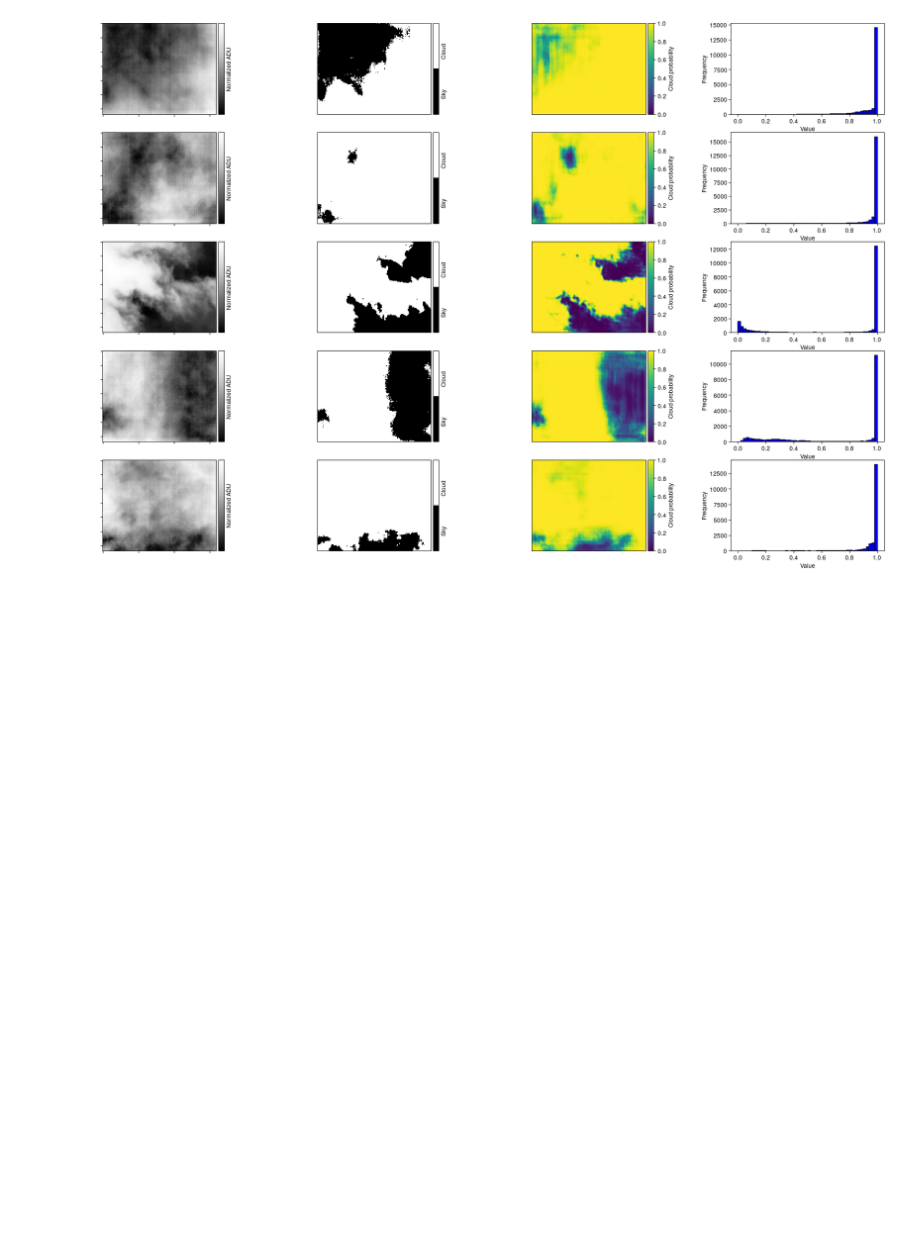
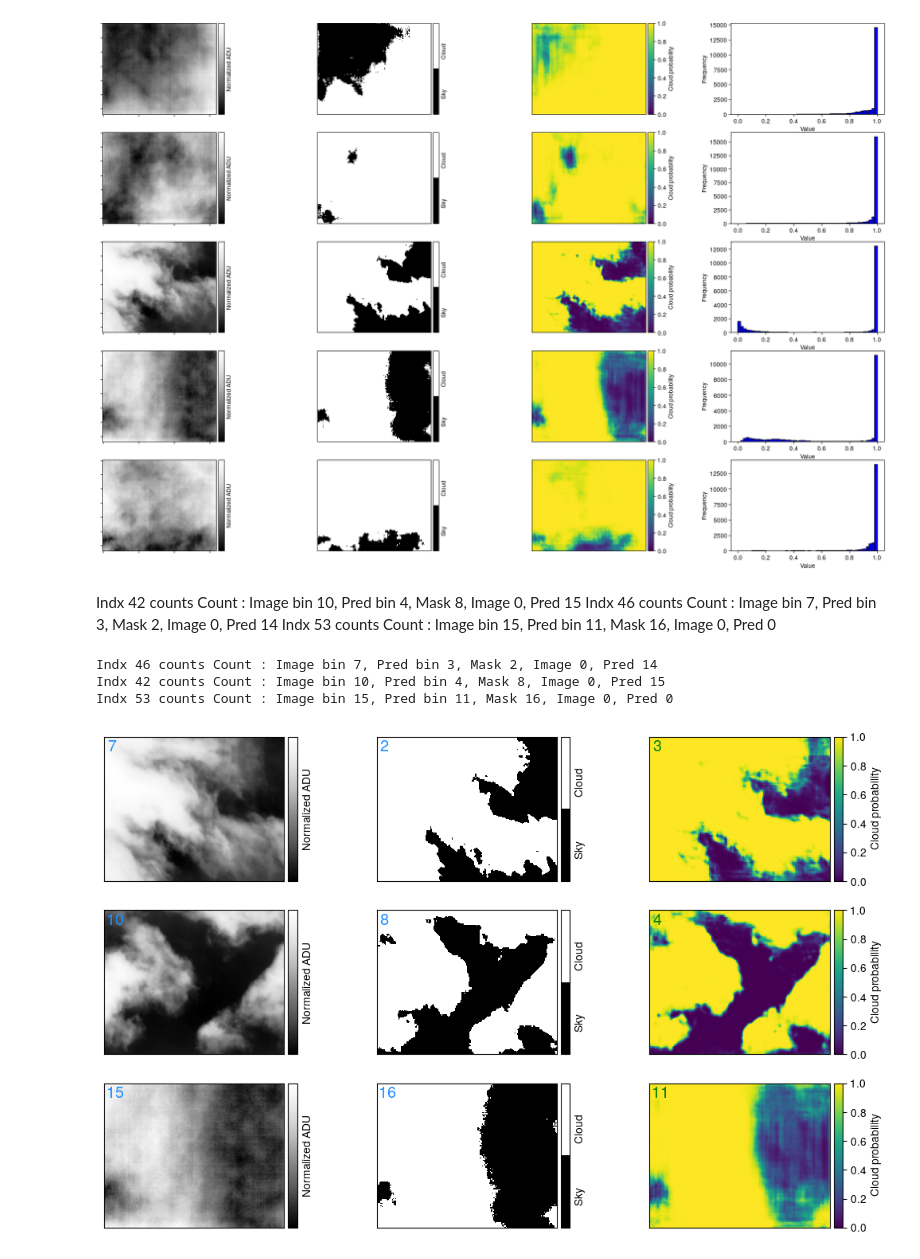
Before and after one commit to ASKabalan/-infrared-cloud-detection-, a Jupyter notebook: notebooks/blob_counter.ipynb, the cells around one changed output. Saved outputs shown, nothing was run; the diff lists cells and outputs as text; code cells hidden in the pictures; blank space fills up the shorter version.

```diff
--- a/notebooks/blob_counter.ipynb
+++ b/notebooks/blob_counter.ipynb
@@ -48,19 +41,22 @@ def count_blob(img):
     labels = measure.label(img, background=0)
     return labels.max()
 
-def count_blobs(image_tuple):
+def count_blobs(image_tuple,return_count_only=False):
     img , mask, pred = image_tuple
     img_binary, pred_binary = binarize_image(img, pred)
     # Label the connected regions in the image
-    img_bin_count = count_blob(img_binary, background=0)
-    pred_binary_count = count_blob(pred_binary, background=0)
-    mask_count = count_blob(mask, background=0)
+    img_bin_count = count_blob(img_binary)
+    pred_binary_count = count_blob(pred_binary)
+    mask_count = count_blob(mask)
     #
-    img_count = count_blob(img, background=0)
-    pred_count = count_blob(pred, background=0)
+    img_count = count_blob(img)
+    pred_count = count_blob(pred)
 
+    if return_count_only:
+        return img_bin_count,mask_count,pred_binary_count
+    else:
     # The maximum label number is the count of blobs
-    return f"Count : Image bin {img_bin_count}, Pred bin {pred_binary_count}, Mask {mask_count}, Image {img_count}, Pred {pred_count}"
+        return f"Count : Image bin {img_bin_count}, Pred bin {pred_binary_count}, Mask {mask_count}, Image {img_count}, Pred {pred_count}"
 
 def compute_quality(binary_image):
     # Example metric: total area of clouds to the area of the sky
@@ -82,7 +78,7 @@ def quantify_sky_quality(image_tuple):
     return f"SQ : Image bin {sq_img_bin}, Pred bin {sq_mask}, Mask {sq_pred_bin}, Image {sq_img}, Pred {sq_pred}"
 # %%
 #funct = count_blob
-funct = quantify_sky_quality
+funct = count_blobs
 indx = 0
 # %%
 indx = indx + 1
@@ -119,0 +103,15 @@ print(f'Sky Quality: {sky_quality:.2f}')
+# %% [markdown]
+Indx 42 counts Count : Image bin 10, Pred bin 4, Mask 8, Image 0, Pred 15
+Indx 46 counts Count : Image bin 7, Pred bin 3, Mask 2, Image 0, Pred 14
+Indx 53 counts Count : Image bin 15, Pred bin 11, Mask 16, Image 0, Pred 0
+# %%
+print(f"Indx {46} counts {funct(train_fits[46])}")
+print(f"Indx {42} counts {funct(train_fits[42])}")
+print(f"Indx {53} counts {funct(train_fits[53])}")
+tuple_list = [funct(train_fits[46],True),funct(train_fits[42],True),funct(train_fits[53],True)]
+viz.plot_image_preds([train_fits[46],train_fits[42],train_fits[53]],figsize_per_row=(12,8), output_path='sampleblobc.pdf',blob_tuple_list=tuple_list)
+# %% [output]
+Indx 46 counts Count : Image bin 7, Pred bin 3, Mask 2, Image 0, Pred 14
+Indx 42 counts Count : Image bin 10, Pred bin 4, Mask 8, Image 0, Pred 15
+Indx 53 counts Count : Image bin 15, Pred bin 11, Mask 16, Image 0, Pred 0
+[figure, added]
```
Also changed, not shown: parts of 4 cells of this notebook, 1 other file.
